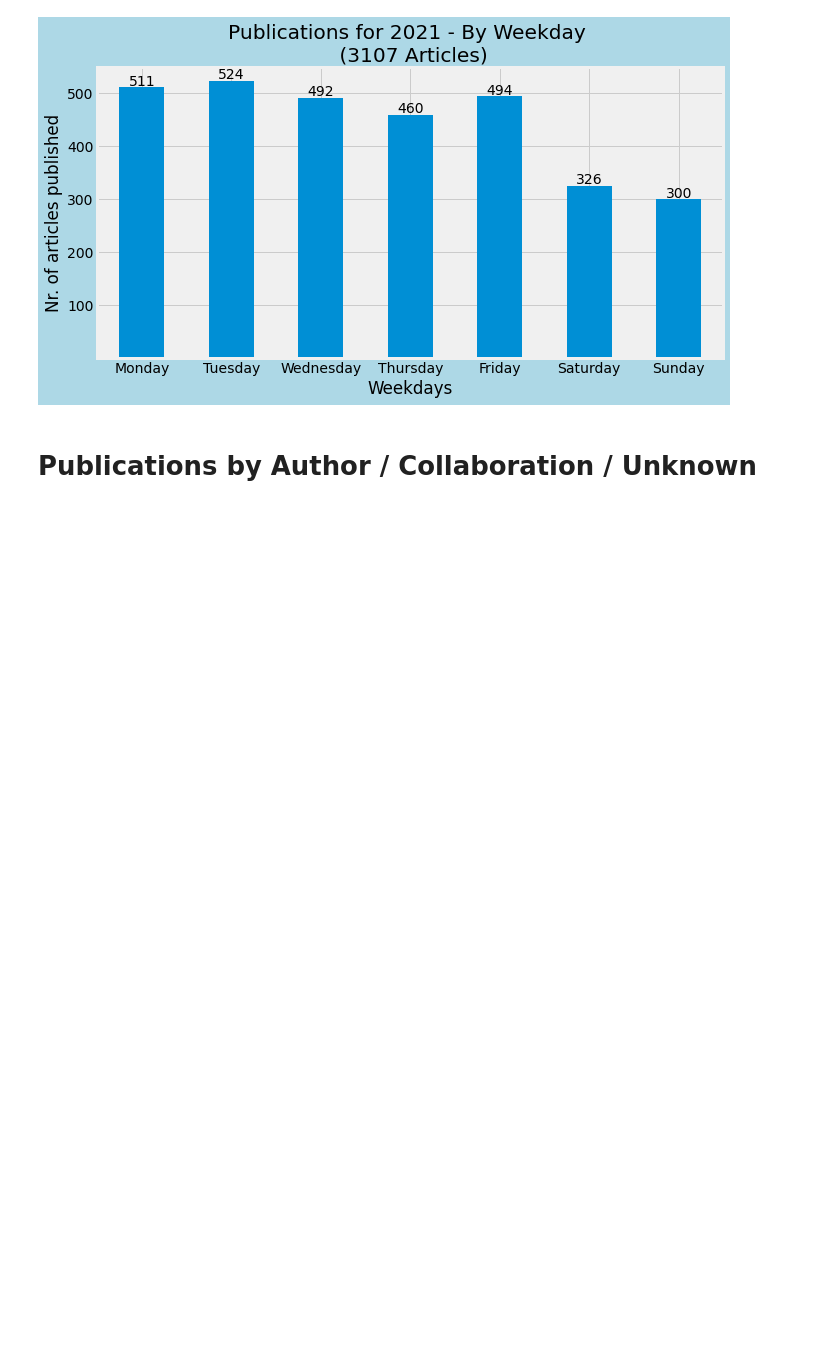
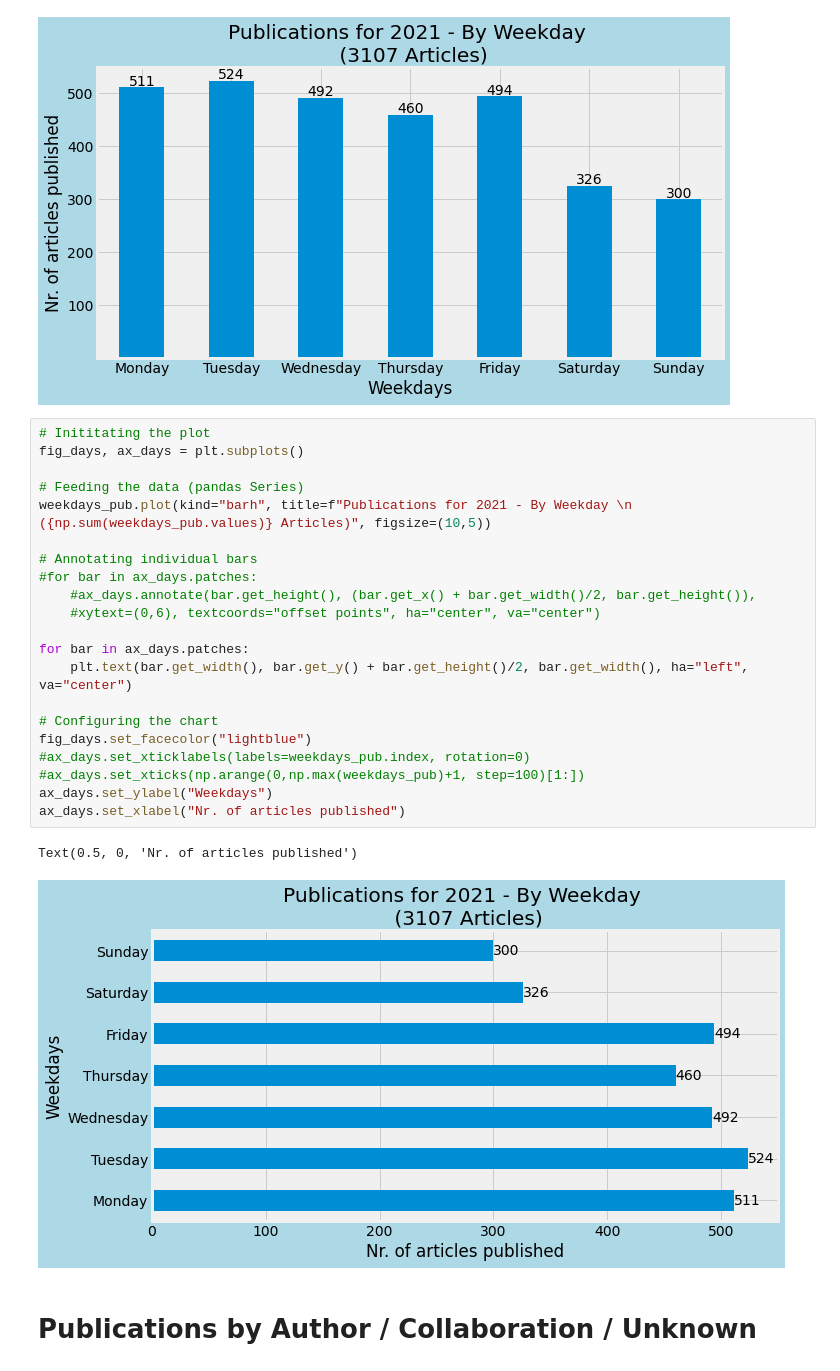
Before and after one commit to vollenia/data_analysis_CNN_news, a Jupyter notebook: analysis_cnn_xml.ipynb, the cells around one changed output. Cells and saved outputs as stored; diff of their text form; blank space fills up the shorter version.

```diff
--- a/analysis_cnn_xml.ipynb
+++ b/analysis_cnn_xml.ipynb
@@ -204,6 +204,30 @@ ax_days.set_ylabel("Nr. of articles published")
 # %% [output]
 Text(0, 0.5, 'Nr. of articles published')
 [figure]
+# %%
+# Inititating the plot
+fig_days, ax_days = plt.subplots()
+
+# Feeding the data (pandas Series)
+weekdays_pub.plot(kind="barh", title=f"Publications for 2021 - By Weekday \n ({np.sum(weekdays_pub.values)} Articles)", figsize=(10,5))
+
+# Annotating individual bars
+#for bar in ax_days.patches:
+    #ax_days.annotate(bar.get_height(), (bar.get_x() + bar.get_width()/2, bar.get_height()),
+    #xytext=(0,6), textcoords="offset points", ha="center", va="center")
+
+for bar in ax_days.patches:
+    plt.text(bar.get_width(), bar.get_y() + bar.get_height()/2, bar.get_width(), ha="left", va="center")
+
+# Configuring the chart
+fig_days.set_facecolor("lightblue")
+#ax_days.set_xticklabels(labels=weekdays_pub.index, rotation=0)
+#ax_days.set_xticks(np.arange(0,np.max(weekdays_pub)+1, step=100)[1:])
+ax_days.set_ylabel("Weekdays")
+ax_days.set_xlabel("Nr. of articles published")
+# %% [output]
+Text(0.5, 0, 'Nr. of articles published')
+[figure, added]
 # %% [markdown]
 # Publications by Author / Collaboration / Unknown
 # %%
```
Also changed, not shown: parts of 6 cells of this notebook.
